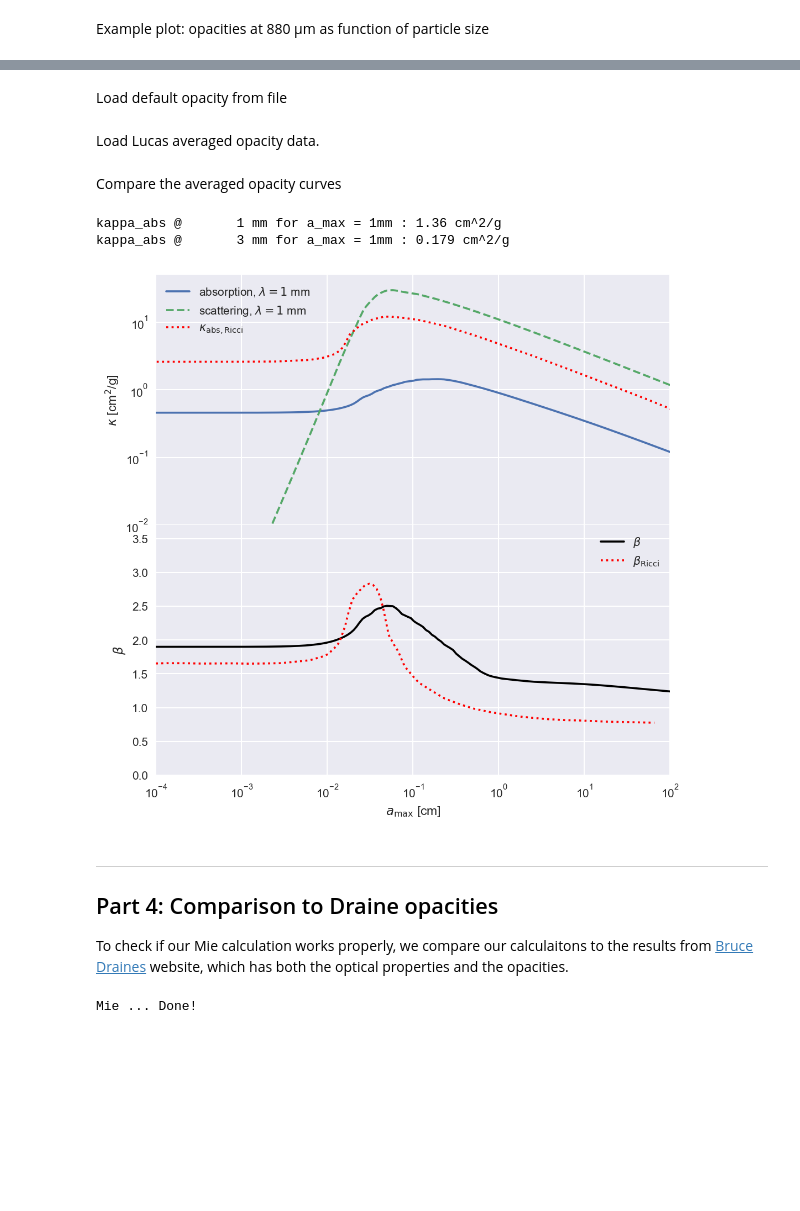
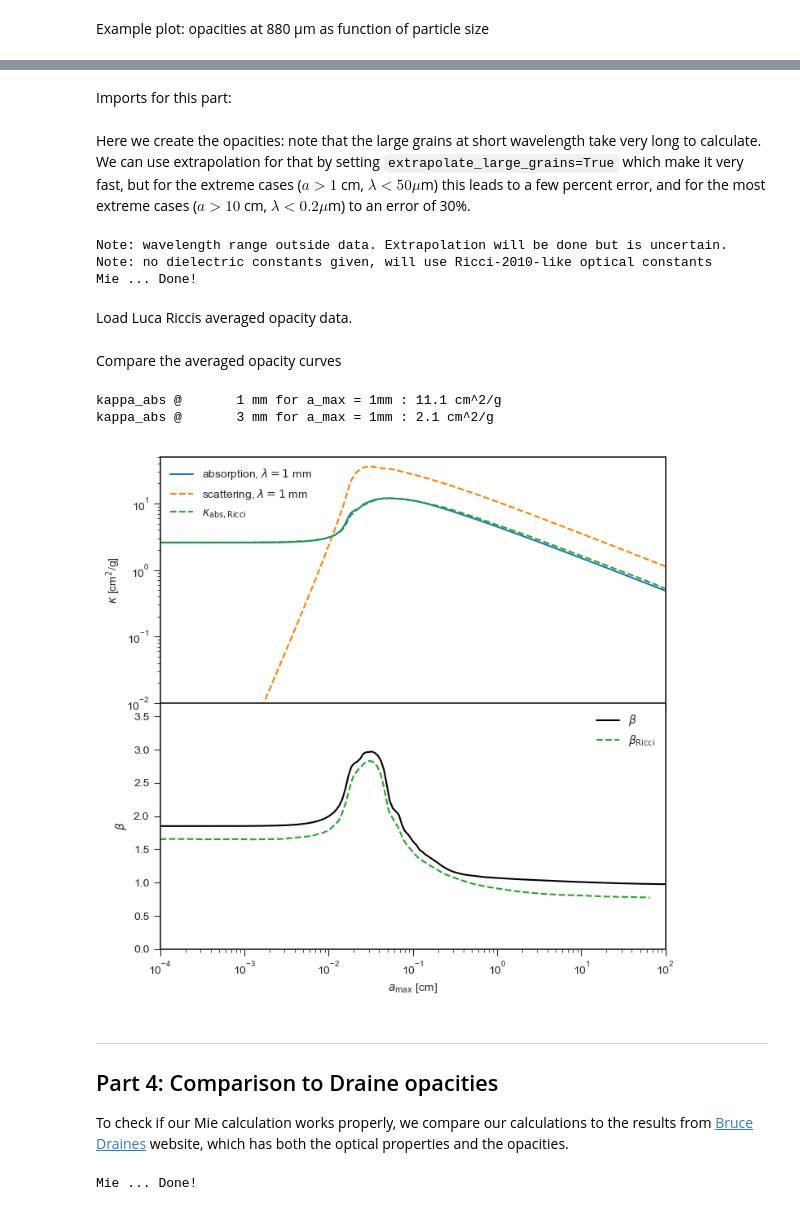
Before and after one commit to seanandrews/p484, a Jupyter notebook: projects/opacities/default_opacities.ipynb, the cells around one changed output, grey strips where cells are left out. Saved outputs shown, nothing was run; the diff lists cells and outputs as text; code cells hidden in the pictures; blank space fills up the shorter version.

Commit message:
changed opacities to be similar to D'Alessio

```diff
--- a/projects/opacities/default_opacities.ipynb
+++ b/projects/opacities/default_opacities.ipynb
@@ -72,0 +286,20 @@ np.savez_compressed('default_opacities', a=a, lam=lam, k_abs=k_abs.T, k_sca=k_sc
+# %%
+lam_avg =[0.1, 0.3]
+
+r_B = opacity.size_average_opacity(lam_avg, a, lam, res_B['k_abs'], res_B['k_sca'], plot=True)
+for i, _lam in enumerate(lam_avg):
+    print('kappa_abs @ {:7.3g} mm for a_max = 1mm : {:.3g} cm^2/g'.format(_lam *10, np.interp(_lam, a, r_B['ka'][i])))
+r_B['ax1'].set_title('Bruggeman')
+plt.savefig('kappa_B.pdf')
+
+r_MG = opacity.size_average_opacity(lam_avg, a, lam, res_MG['k_abs'], res_MG['k_sca'], plot=True)
+for i, _lam in enumerate(lam_avg):
+    print('kappa_abs @ {:7.3g} mm for a_max = 1mm : {:.3g} cm^2/g'.format(_lam *10, np.interp(_lam, a, r_MG['ka'][i])))
+r_MG['ax1'].set_title('Maxwell-Garnett')
+plt.savefig('kappa_MG.pdf')
+
+r_mw = opacity.size_average_opacity(lam_avg, a, lam, ka_mw, ks_mw, plot=True)
+for i, _lam in enumerate(lam_avg):
+    print('kappa_abs @ {:7.3g} mm for a_max = 1mm : {:.3g} cm^2/g'.format(_lam *10, np.interp(_lam, a, r_mw['ka'][i])))
+r_mw['ax1'].set_title('Mass-weighted')
+plt.savefig('kappa_mw.pdf')
@@ -126,11 +441,11 @@ Comparison of size-averaged opacities to Luca Riccis data file.
+# %% [markdown]
+Imports for this part:
 # %%
 %matplotlib inline
+import matplotlib.pyplot as plt
 import numpy as np
-import matplotlib.pyplot as plt
 import os
 from pkg_resources import resource_filename
-plt.style.use(['seaborn',{'figure.dpi':150}])
 
 from disklab import opacity
+plt.style.use(['seaborn-ticks', {'figure.dpi': 100}])
-# %% [markdown]
-Load default opacity from file
@@ -145,5 +452,24 @@ g = data['g']
+# %% [markdown]
+Here we create the opacities: note that the large grains at short wavelength take very long to calculate. We can use extrapolation for that by setting `extrapolate_large_grains=True` which make it very fast, but for the extreme cases ($a>1$ cm, $\lambda < 50\mu$m) this leads to a few percent error, and for the most extreme cases ($a>10$ cm, $\lambda < 0.2\mu$m) to an error of 30%.
+# %%
+a = np.logspace(-5, 2, 200)
+lam = np.logspace(np.log10(6.5e-6), 0, 206)
+
+res = opacity.get_opacities(a, lam, return_all=True, extrapol=True, extrapolate_large_grains=True)
+
+k_abs = res['k_abs']
+k_sca = res['k_sca']
+g     = res['g']
+S1    = res['S1']
+S2    = res['S2']
+theta = res['theta']
+rho_s = res['rho_s']
+# %% [output]
+Note: wavelength range outside data. Extrapolation will be done but is uncertain.
+Note: no dielectric constants given, will use Ricci-2010-like optical constants
+Mie ... Done!
 # %% [markdown]
-Load Lucas averaged opacity data.
+Load Luca Riccis averaged opacity data.
 # %%
 datafile = resource_filename(opacity.__name__, os.path.join('optical_constants', 'testfiles_ricci', 'kappa.dat'))
 k_ricci = np.loadtxt(datafile)
@@ -153,31 +479,31 @@ beta_ricci = np.loadtxt(datafile)
 Compare the averaged opacity curves
 # %%
 lam_avg = [0.1, 0.3]
-f, ax = plt.subplots(2,1,figsize=(8, 8), sharex=True)
+f, ax = plt.subplots(2, 1, figsize=(8, 8), sharex=True)
 f.subplots_adjust(hspace=0)
 
-res = opacity.size_average_opacity(lam_avg, a, lam, k_abs.T, k_sca.T, plot=True, ax=ax)
+res = opacity.size_average_opacity(lam_avg, a, lam, k_abs, k_sca, plot=True, ax=ax)
 
 for ilam, _lam in enumerate(lam_avg):
     print('kappa_abs @ {:7.3g} mm for a_max = 1mm : {:.3g} cm^2/g'.format(_lam *10, np.interp(_lam, a, res['ka'][ilam])))
 
-ax[0].loglog(k_ricci[:, 0], k_ricci[:, 1], 'r:', label=r'$\kappa_\mathrm{abs, Ricci}$')
+ax[0].loglog(k_ricci[:, 0], k_ricci[:, 1], '--', label=r'$\kappa_\mathrm{abs, Ricci}$')
 lines = ax[0].get_lines()
 ax[0].legend(lines,[_l.get_label() for _l in lines])
 
-ax[1].semilogx(beta_ricci[:, 0], beta_ricci[:, 1], 'r:', label=r'$\beta_\mathrm{Ricci}$')
+ax[1].semilogx(beta_ricci[:, 0], beta_ricci[:, 1], '--', c=lines[-1].get_color(), label=r'$\beta_\mathrm{Ricci}$')
 lines = ax[1].get_lines()
 ax[1].legend(lines,[_l.get_label() for _l in lines]);
 ax[1].set_ylim(ymax = 3.7);
 # %% [output]
-kappa_abs @       1 mm for a_max = 1mm : 1.36 cm^2/g
-kappa_abs @       3 mm for a_max = 1mm : 0.179 cm^2/g
+kappa_abs @       1 mm for a_max = 1mm : 11.1 cm^2/g
+kappa_abs @       3 mm for a_max = 1mm : 2.1 cm^2/g
-[figure, old version]
+[figure, new version]
 # %% [markdown]
 -----------------------------------------
 ## Part 4: Comparison to Draine opacities
 
-To check if our Mie calculation works properly, we compare our calculaitons to the results from [Bruce Draines](https://www.astro.princeton.edu/~draine/dust/dust.diel.html) website, which has both the optical properties and the opacities.
+To check if our Mie calculation works properly, we compare our calculations to the results from [Bruce Draines](https://www.astro.princeton.edu/~draine/dust/dust.diel.html) website, which has both the optical properties and the opacities.
 # %%
 %matplotlib inline
 import numpy as np
```
Also changed, not shown: parts of 67 cells of this notebook, 3 other files.
